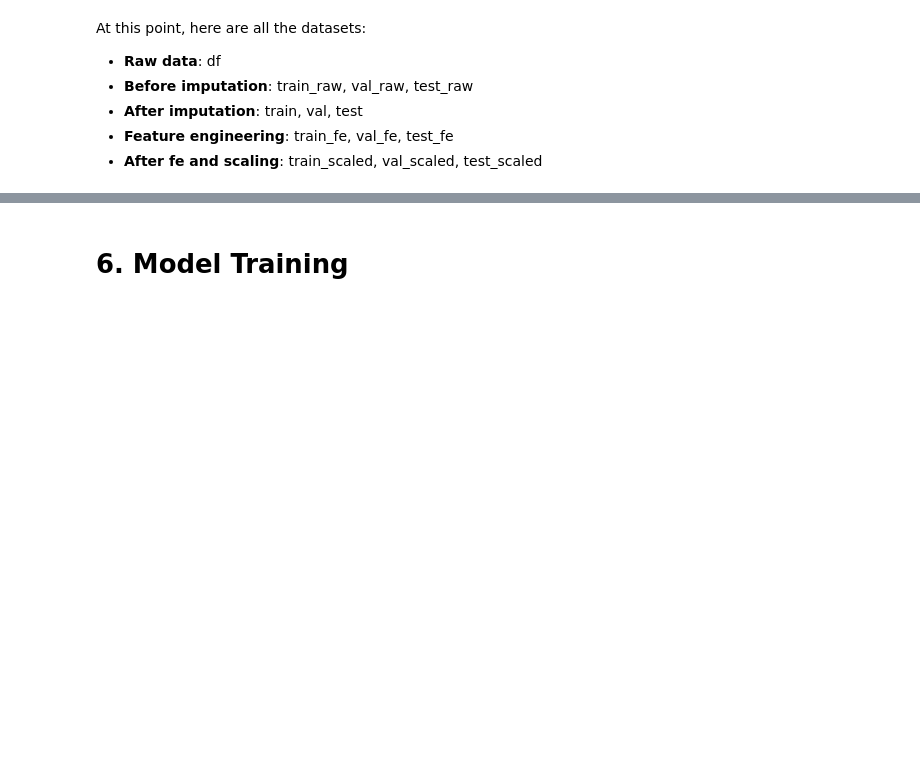
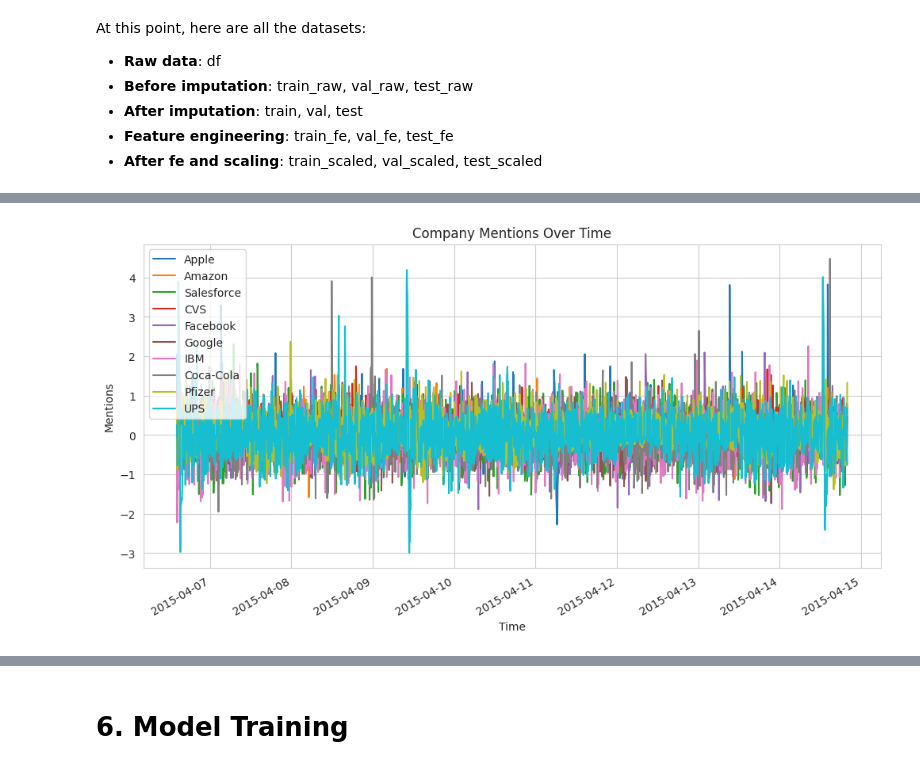
Before and after one commit to CMPE-255-G5/times-series-anomaly-detection-on-twitter-data, a Jupyter notebook: notebooks/consolidate.ipynb, the cells around one changed output, grey strips where cells are left out. Saved outputs shown, nothing was run; the diff lists cells and outputs as text; code cells hidden in the pictures; blank space fills up the shorter version.

```diff
--- a/notebooks/consolidate.ipynb
+++ b/notebooks/consolidate.ipynb
@@ -679,0 +717,3 @@ At this point, here are all the datasets:
+# %%
+val_scaled_j = scale_data(val)
+val_scaled_j
@@ -679,0 +761,8 @@ At this point, here are all the datasets:
+# %%
+val_scaled_j.plot(figsize=(12,6))
+plt.title("Company Mentions Over Time")
+plt.xlabel("Time")
+plt.ylabel("Mentions")
+plt.show()
+# %% [output]
+[figure, added]
```
Also changed, not shown: parts of 10 cells of this notebook.
